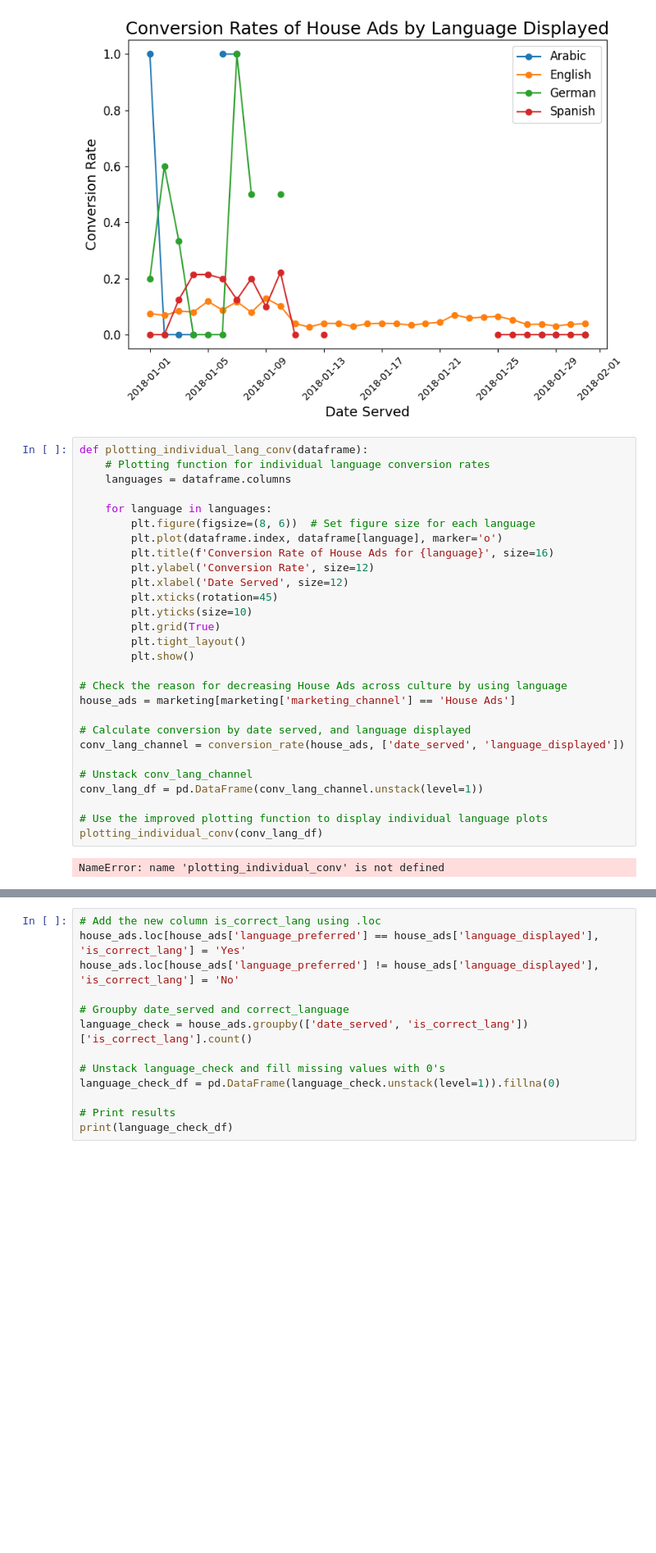
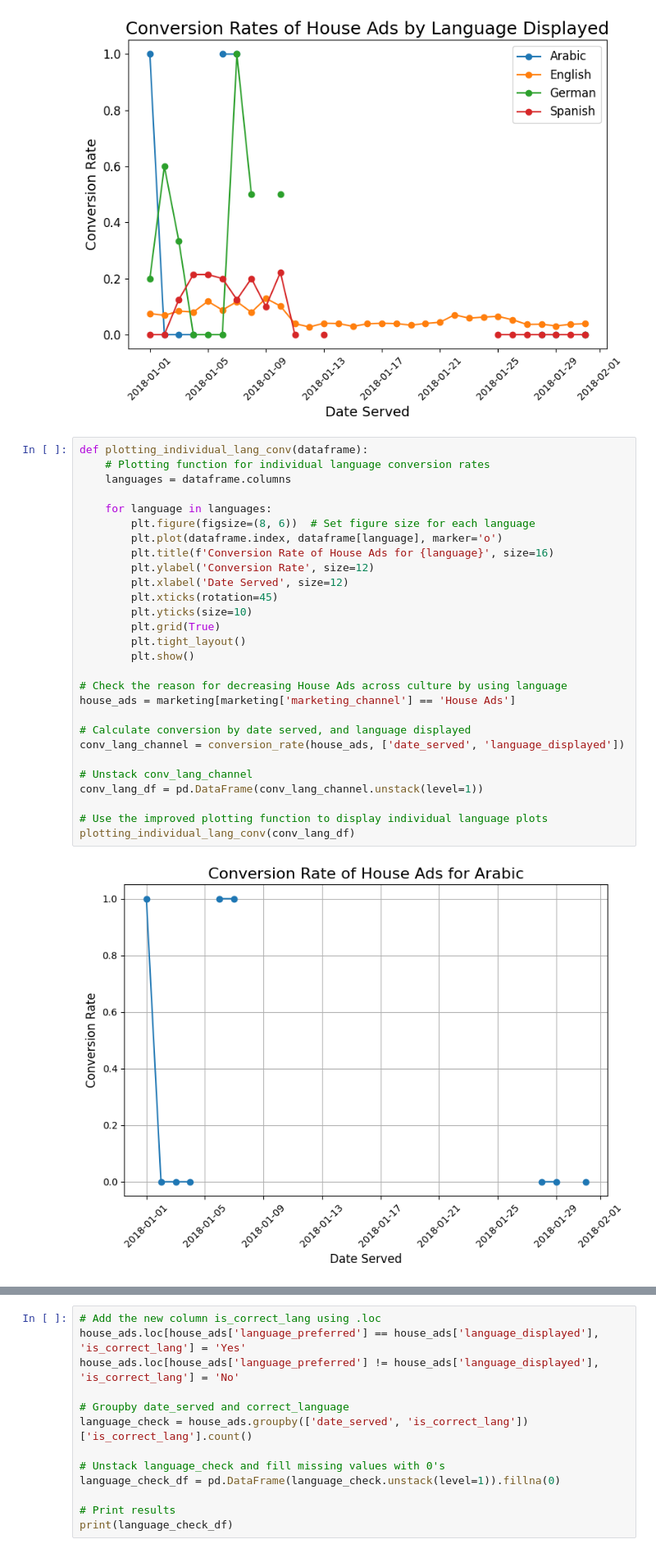
Before and after one commit to Careen840/Marketing-Campaign-Analysis, a Jupyter notebook: Code.ipynb, the cells around one changed output, grey strips where cells are left out. Shown at 82% size. Cells and saved outputs as stored; diff of their text form; blank space fills up the shorter version.

```diff
--- a/Code.ipynb
+++ b/Code.ipynb
@@ -668,30 +668,30 @@ plotting_conv(conv_lang_df)
 # %%
 def plotting_individual_lang_conv(dataframe):
     # Plotting function for individual language conversion rates
     languages = dataframe.columns
 
     for language in languages:
         plt.figure(figsize=(8, 6))  # Set figure size for each language
         plt.plot(dataframe.index, dataframe[language], marker='o')
         plt.title(f'Conversion Rate of House Ads for {language}', size=16)
         plt.ylabel('Conversion Rate', size=12)
         plt.xlabel('Date Served', size=12)
         plt.xticks(rotation=45)
         plt.yticks(size=10)
         plt.grid(True)
         plt.tight_layout()
         plt.show()
 
 # Check the reason for decreasing House Ads across culture by using language
 house_ads = marketing[marketing['marketing_channel'] == 'House Ads']
 
 # Calculate conversion by date served, and language displayed
 conv_lang_channel = conversion_rate(house_ads, ['date_served', 'language_displayed'])
 
 # Unstack conv_lang_channel
 conv_lang_df = pd.DataFrame(conv_lang_channel.unstack(level=1))
 
 # Use the improved plotting function to display individual language plots
-plotting_individual_conv(conv_lang_df)
+plotting_individual_lang_conv(conv_lang_df)
 # %% [output]
-NameError: name 'plotting_individual_conv' is not defined
+[figure, added]
```
Also changed, not shown: parts of 1 cell of this notebook.
